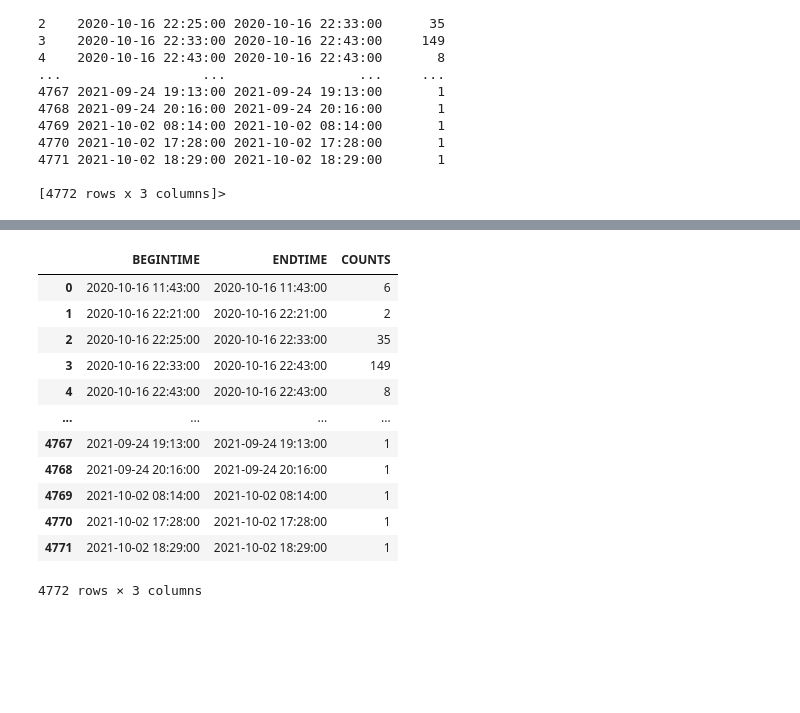
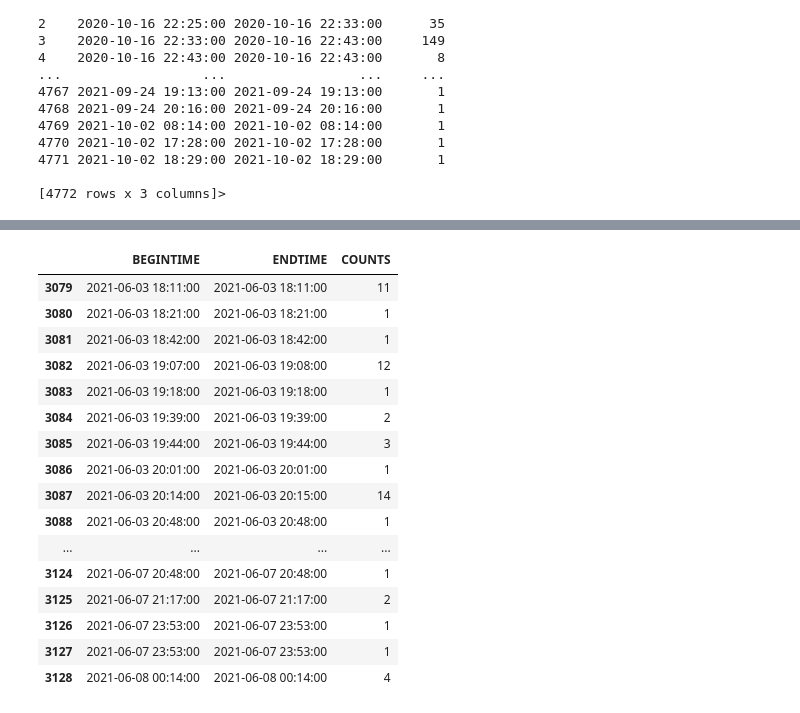
Before and after one commit to nss-data-science-cohort-8/accre-mashed-potatoes, a Jupyter notebook: notebooks/Data Exploration CE5.ipynb, the cells around one changed output, grey strips where cells are left out. Drawn from its saved outputs; the diff is of its cells as text; code cells hidden in the pictures; blank space fills up the shorter version.

```diff
--- a/notebooks/Data Exploration CE5.ipynb
+++ b/notebooks/Data Exploration CE5.ipynb
@@ -886,16 +893,20 @@ ce5_timeSlice_df[ce5_timeSlice_df['COUNTS'] > 400].head(50)
 # %%
-ce5_timeSlice_df
+ce5_timeSlice_df[ce5_timeSlice_df['BEGINTIME'] > '2021-06-03 00:00:00'].head(50)
 # %% [output]
 |  | BEGINTIME | ENDTIME | COUNTS |
-| 0 | 2020-10-16 11:43:00 | 2020-10-16 11:43:00 | 6 |
-| 1 | 2020-10-16 22:21:00 | 2020-10-16 22:21:00 | 2 |
-| 2 | 2020-10-16 22:25:00 | 2020-10-16 22:33:00 | 35 |
-| 3 | 2020-10-16 22:33:00 | 2020-10-16 22:43:00 | 149 |
-| 4 | 2020-10-16 22:43:00 | 2020-10-16 22:43:00 | 8 |
+| 3079 | 2021-06-03 18:11:00 | 2021-06-03 18:11:00 | 11 |
+| 3080 | 2021-06-03 18:21:00 | 2021-06-03 18:21:00 | 1 |
+| 3081 | 2021-06-03 18:42:00 | 2021-06-03 18:42:00 | 1 |
+| 3082 | 2021-06-03 19:07:00 | 2021-06-03 19:08:00 | 12 |
+| 3083 | 2021-06-03 19:18:00 | 2021-06-03 19:18:00 | 1 |
+| 3084 | 2021-06-03 19:39:00 | 2021-06-03 19:39:00 | 2 |
+| 3085 | 2021-06-03 19:44:00 | 2021-06-03 19:44:00 | 3 |
+| 3086 | 2021-06-03 20:01:00 | 2021-06-03 20:01:00 | 1 |
+| 3087 | 2021-06-03 20:14:00 | 2021-06-03 20:15:00 | 14 |
+| 3088 | 2021-06-03 20:48:00 | 2021-06-03 20:48:00 | 1 |
 | ... | ... | ... | ... |
-| 4767 | 2021-09-24 19:13:00 | 2021-09-24 19:13:00 | 1 |
-| 4768 | 2021-09-24 20:16:00 | 2021-09-24 20:16:00 | 1 |
-| 4769 | 2021-10-02 08:14:00 | 2021-10-02 08:14:00 | 1 |
-| 4770 | 2021-10-02 17:28:00 | 2021-10-02 17:28:00 | 1 |
-| 4771 | 2021-10-02 18:29:00 | 2021-10-02 18:29:00 | 1 |
+| 3124 | 2021-06-07 20:48:00 | 2021-06-07 20:48:00 | 1 |
+| 3125 | 2021-06-07 21:17:00 | 2021-06-07 21:17:00 | 2 |
+| 3126 | 2021-06-07 23:53:00 | 2021-06-07 23:53:00 | 1 |
+| 3127 | 2021-06-07 23:53:00 | 2021-06-07 23:53:00 | 1 |
+| 3128 | 2021-06-08 00:14:00 | 2021-06-08 00:14:00 | 4 |
-4772 rows × 3 columns
```
Also changed, not shown: parts of 21 cells of this notebook.
